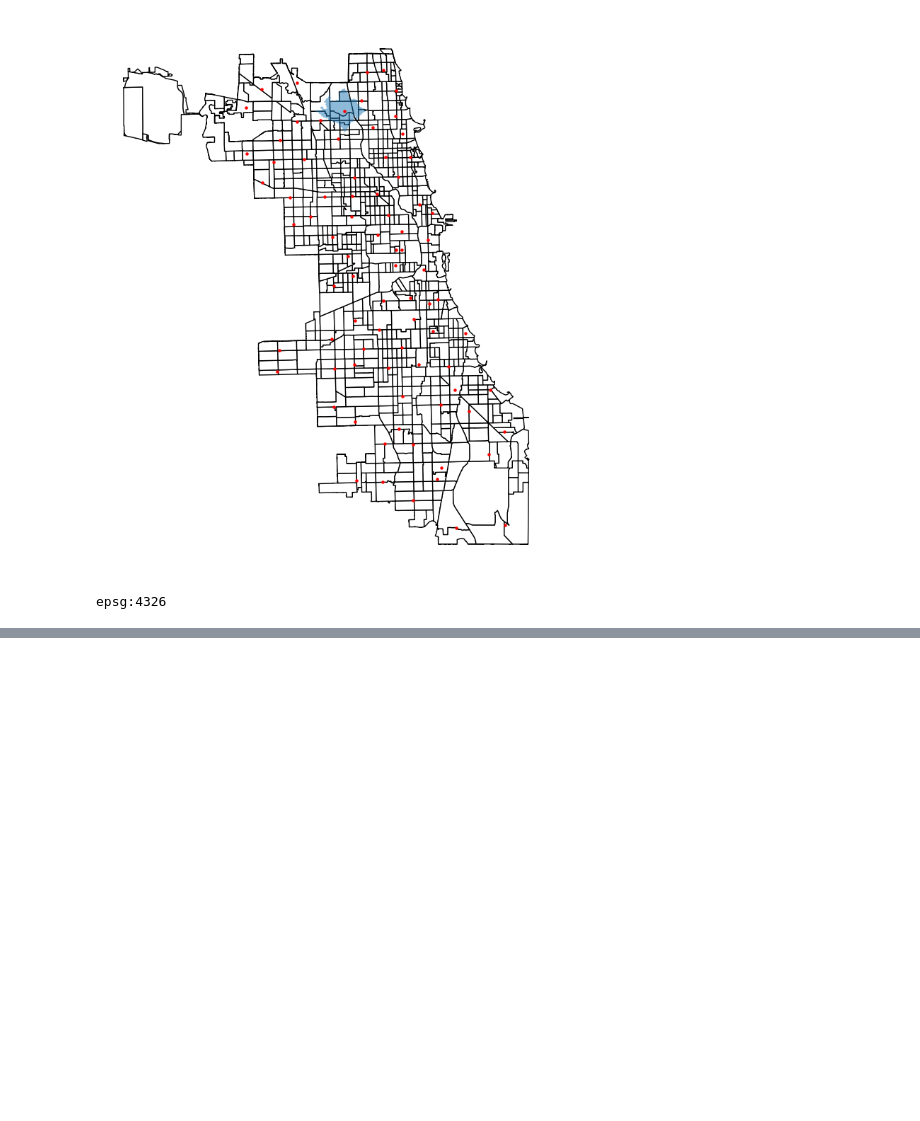
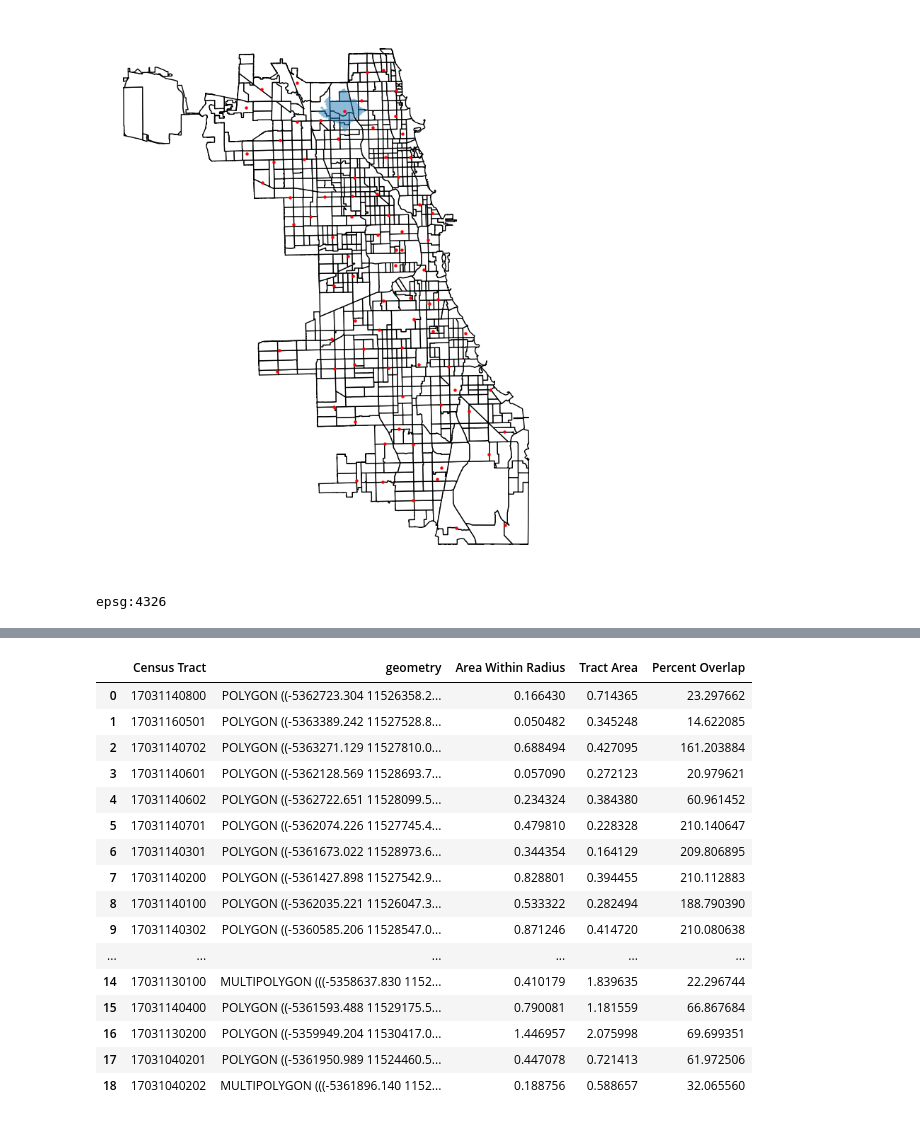
Before and after one commit to uchicago-dsi/cpl_project, a Jupyter notebook: can-summer-2023/api things/rajvi_use_mapbox_api.ipynb, the cells around one changed output, grey strips where cells are left out. Saved outputs shown, nothing was run; the diff lists cells and outputs as text; code cells hidden in the pictures; blank space fills up the shorter version.

Commit message:
percent overlap calc

```diff
--- a/can-summer-2023/api things/rajvi_use_mapbox_api.ipynb
+++ b/can-summer-2023/api things/rajvi_use_mapbox_api.ipynb
@@ -42,7 +42,7 @@ api_response = api.get_data((branchRadii.loc[0,'LATITUDE'],branchRadii.loc[0,'LO
 branchRadii.loc[0,'geometry'] = shape(api_response)
 # %%
 # this line makes a copy of the ageOnly data frame so we can manipulate without affecting our primary dataset
-censusTracts = populationDemographics[['geoid','geometry','qualifying name']]
+censusTracts = populationDemographics[['geoid','geometry','qualifying name', 'current land area (sq. m)']]
 branchLocsOnly=branches[['BRANCH','LOCATION']]
 
 # the following converts the data frame to a geo data frame and plots estimated percent of retired members of each community
@@ -109,16 +101,57 @@ censusTracts.head(5)
 # %%
 #branchRadii.intersection(censusTracts787to869, align=True)
 
+albanyPark=pd.DataFrame
+albanyPark = pd.DataFrame(columns=['Census Tract','geometry'])
+albanyPark.reset_index(inplace = True)
+
 for index, row in censusTracts.iterrows():
-    #if (branchRadii.intersection(row['geometry']))[0] is not None:
     if ((branchRadii.intersection(row['geometry']))[0]).is_empty:
         empty.append("none")
         empty=[]
     else:
-        #print(branchRadii.intersection(row['geometry'])[0])
+        temp = pd.DataFrame({"Census Tract": row['geoid'],"geometry": [(branchRadii.intersection(row['geometry'])[0])]}, index=[0])
+        albanyPark=pd.concat([albanyPark,temp])
 
-#test = branchRadii.loc[0:5]
-#results = test.intersection(censusTracts.loc[0,'geometry'])
-#print(results)
-#value = results.loc[0]
-#type(value)
+albanyPark = gpd.GeoDataFrame(albanyPark, crs="EPSG:4326")
+albanyPark.reset_index(inplace = True)
+albanyPark=albanyPark.drop(['level_0', 'index'], axis=1)
+
+albanyPark= albanyPark.to_crs({'init': 'epsg:32633'})
+albanyPark["Area Within Radius"] = albanyPark['geometry'].area/ 10**6
+
+
+censusTracts= censusTracts.to_crs({'init': 'epsg:32633'})
+def tractArea(row):
+    for index, tracts in censusTracts.iterrows():
+        if row['Census Tract'] == tracts['geoid']:
+            return tracts['current land area (sq. m)'] / 10**6
+
+albanyPark['Tract Area']= albanyPark.apply(tractArea, axis=1)
+
+#def percentInTract(row):
+#    for index, tracts in censusTracts.iterrows():
+#        if row['Census Tract'] == tracts['geoid']:
+#            return row['Area Within Radius']/tracts['current land area (sq. m)']
+#albanyPark['Percent Overlap']= albanyPark.apply(percentInTract, axis=1)
+
+albanyPark['Percent Overlap'] = albanyPark['Area Within Radius']/albanyPark['Tract Area']*100
+albanyPark
+# %% [output]
+|  | Census Tract | geometry | Area Within Radius | Tract Area | Percent Overlap |
+| 0 | 17031140800 | POLYGON ((-5362723.304 11526358.2... | 0.166430 | 0.714365 | 23.297662 |
+| 1 | 17031160501 | POLYGON ((-5363389.242 11527528.8... | 0.050482 | 0.345248 | 14.622085 |
+| 2 | 17031140702 | POLYGON ((-5363271.129 11527810.0... | 0.688494 | 0.427095 | 161.203884 |
+| 3 | 17031140601 | POLYGON ((-5362128.569 11528693.7... | 0.057090 | 0.272123 | 20.979621 |
+| 4 | 17031140602 | POLYGON ((-5362722.651 11528099.5... | 0.234324 | 0.384380 | 60.961452 |
+| 5 | 17031140701 | POLYGON ((-5362074.226 11527745.4... | 0.479810 | 0.228328 | 210.140647 |
+| 6 | 17031140301 | POLYGON ((-5361673.022 11528973.6... | 0.344354 | 0.164129 | 209.806895 |
+| 7 | 17031140200 | POLYGON ((-5361427.898 11527542.9... | 0.828801 | 0.394455 | 210.112883 |
+| 8 | 17031140100 | POLYGON ((-5362035.221 11526047.3... | 0.533322 | 0.282494 | 188.790390 |
+| 9 | 17031140302 | POLYGON ((-5360585.206 11528547.0... | 0.871246 | 0.414720 | 210.080638 |
+| ... | ... | ... | ... | ... | ... |
+| 14 | 17031130100 | MULTIPOLYGON (((-5358637.830 1152... | 0.410179 | 1.839635 | 22.296744 |
+| 15 | 17031140400 | POLYGON ((-5361593.488 11529175.5... | 0.790081 | 1.181559 | 66.867684 |
+| 16 | 17031130200 | POLYGON ((-5359949.204 11530417.0... | 1.446957 | 2.075998 | 69.699351 |
+| 17 | 17031040201 | POLYGON ((-5361950.989 11524460.5... | 0.447078 | 0.721413 | 61.972506 |
+| 18 | 17031040202 | MULTIPOLYGON (((-5361896.140 1152... | 0.188756 | 0.588657 | 32.065560 |
```
Also changed, not shown: parts of 2 cells of this notebook.
